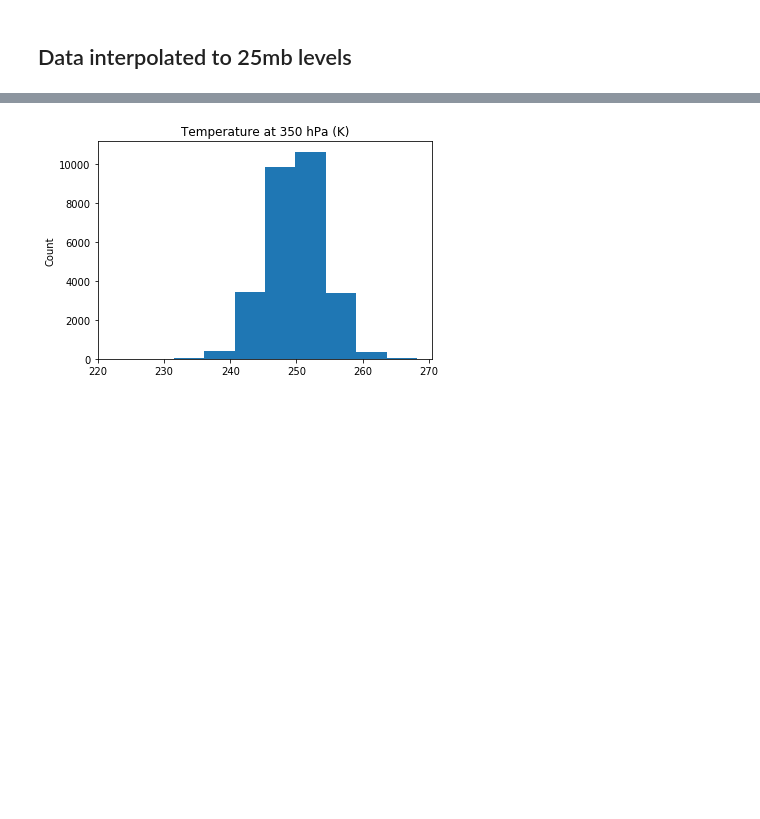
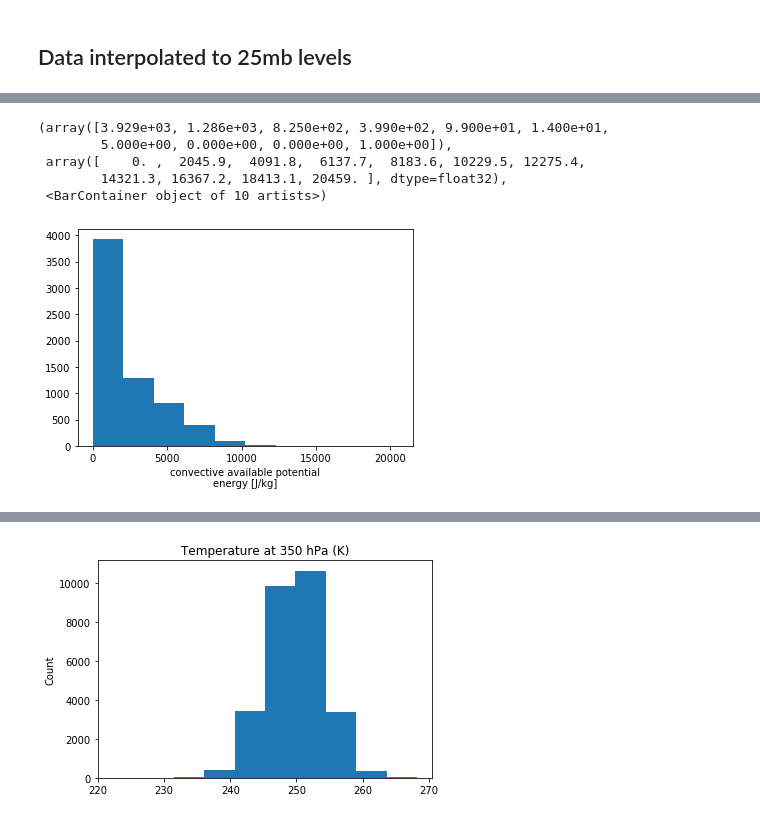
Before and after one commit to MPOcanes/MPO624_2022, a Jupyter notebook: Notebooks/Brian_India_Soundings.ipynb, the cells around one changed output, grey strips where cells are left out. Cells and saved outputs as stored; diff of their text form; code cells hidden in the pictures; blank space fills up the shorter version.

```diff
--- a/Notebooks/Brian_India_Soundings.ipynb
+++ b/Notebooks/Brian_India_Soundings.ipynb
@@ -58,0 +179,6 @@ for i in range(len(date)-1):
+# %%
+# Augment the dataset with YYYY and MM columns, integers
+
+dsaug = ds25.assign_coords( MM = ds25.time.astype(int).astype(str).str.slice(start=4,stop=6).astype(int) )
+dsaug = dsaug.assign_coords( YYYY = ds25.time.astype(int).astype(str).str.slice(start=0,stop=4).astype(int) )
+dsaug
@@ -58,0 +203,9 @@ for i in range(len(date)-1):
+# %%
+dsaug.CAPE[ abs(dsaug.YYYY-2000)<10 ].plot.hist()
+# %% [output]
+(array([3.929e+03, 1.286e+03, 8.250e+02, 3.990e+02, 9.900e+01, 1.400e+01,
+        5.000e+00, 0.000e+00, 0.000e+00, 1.000e+00]),
+ array([    0. ,  2045.9,  4091.8,  6137.7,  8183.6, 10229.5, 12275.4,
+        14321.3, 16367.2, 18413.1, 20459. ], dtype=float32),
+ <BarContainer object of 10 artists>)
+[figure, added]
```
Also changed, not shown: parts of 16 cells of this notebook.
